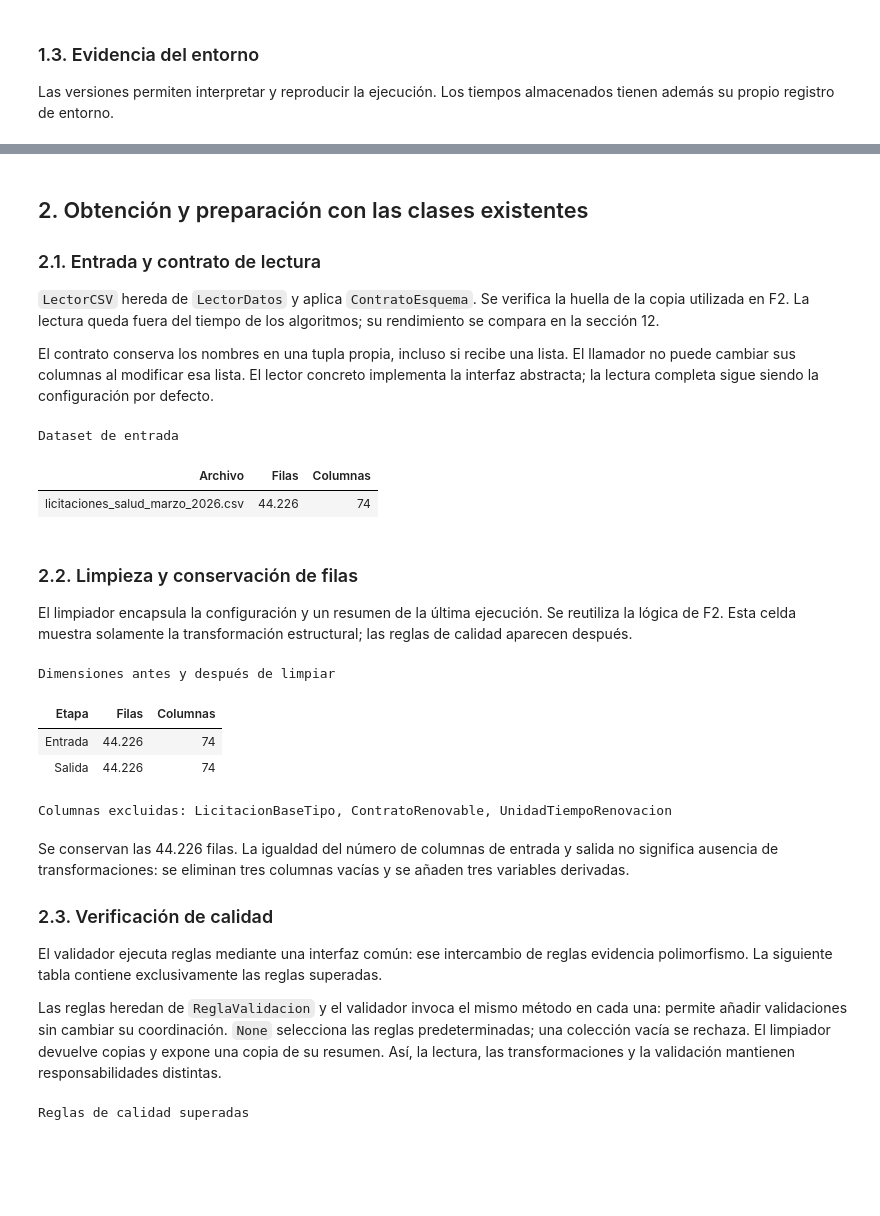
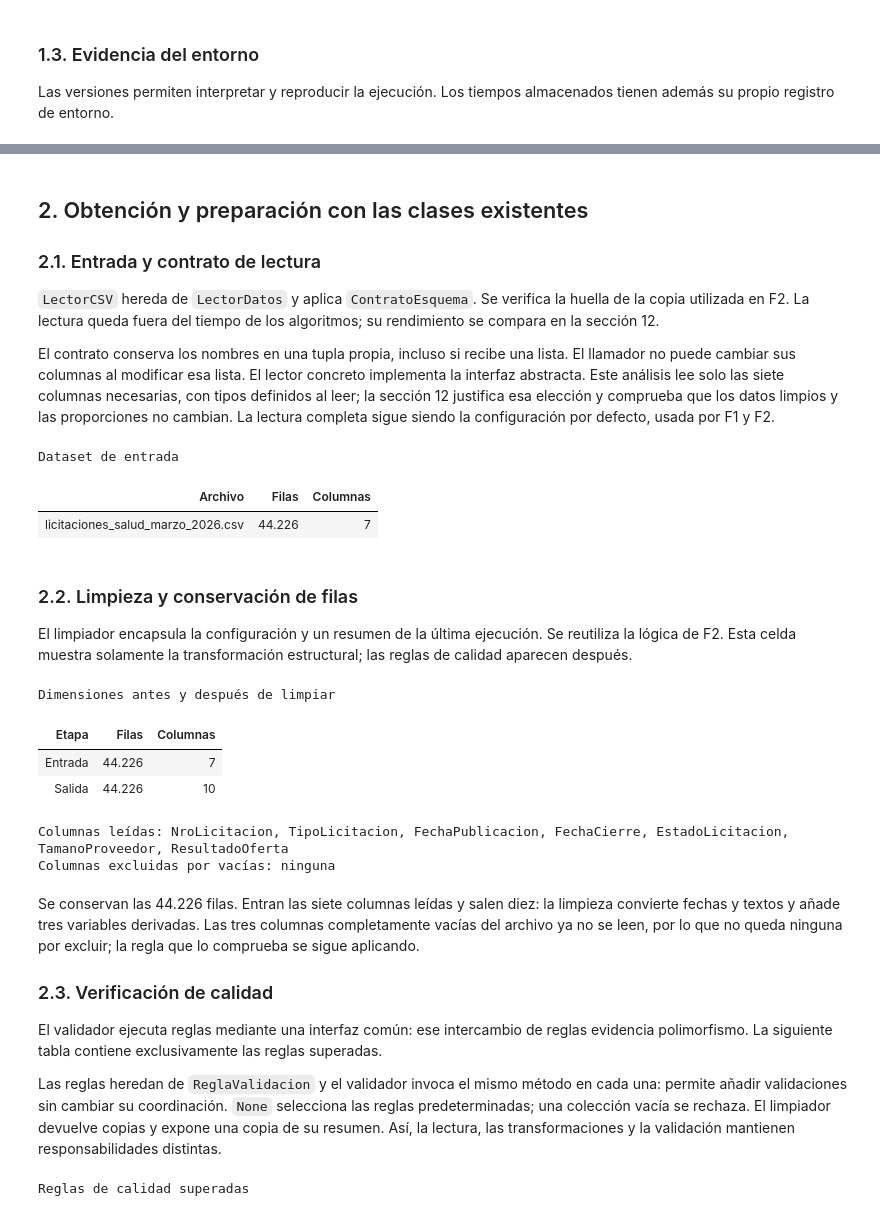
Before and after one commit to vbravo29/mcdi500-licitaciones-salud, a Jupyter notebook: F3/F3_Algoritmos.ipynb, the cells around one changed output, grey strips where cells are left out. Drawn from its saved outputs; the diff is of its cells as text; code cells hidden in the pictures; blank space fills up the shorter version.

```diff
--- a/F3/F3_Algoritmos.ipynb
+++ b/F3/F3_Algoritmos.ipynb
@@ -77,18 +77,20 @@ Versiones del entorno
 ### 2.1. Entrada y contrato de lectura
 `LectorCSV` hereda de `LectorDatos` y aplica `ContratoEsquema`. Se verifica la huella de la copia utilizada en F2. La lectura queda fuera del tiempo de los algoritmos; su rendimiento se compara en la sección 12.
 
-El contrato conserva los nombres en una tupla propia, incluso si recibe una lista. El llamador no puede cambiar sus columnas al modificar esa lista. El lector concreto implementa la interfaz abstracta; la lectura completa sigue siendo la configuración por defecto.
+El contrato conserva los nombres en una tupla propia, incluso si recibe una lista. El llamador no puede cambiar sus columnas al modificar esa lista. El lector concreto implementa la interfaz abstracta. Este análisis lee solo las siete columnas necesarias, con tipos definidos al leer; la sección 12 justifica esa elección y comprueba que los datos limpios y las proporciones no cambian. La lectura completa sigue siendo la configuración por defecto, usada por F1 y F2.
 # %%
 ruta = raiz / 'data/raw/licitaciones_salud_marzo_2026.csv'
 assert sha256_archivo(ruta) == '490d9209a10d387011d481b72b7891f26e997974ec2cf9dfc518aa4a08552232'
-lector = LectorCSV(ContratoEsquema(('TamanoProveedor', 'TipoLicitacion', 'ResultadoOferta', 'EstadoLicitacion')))
+# Solo las columnas del análisis, con tipos definidos al leer (sección 12, D-33).
+lector = LectorCSV(ContratoEsquema(('TamanoProveedor', 'TipoLicitacion', 'ResultadoOferta', 'EstadoLicitacion')),
+                   columnas=COLUMNAS_ANALISIS, tipos=TIPOS_ANALISIS)
 raw = lector.leer(ruta)
 mostrar_tabla(pd.DataFrame([{'Archivo': ruta.name, 'Filas': len(raw), 'Columnas': len(raw.columns)}]),
               'Dataset de entrada', {'Filas': '{:,.0f}', 'Columnas': '{:.0f}'})
 # %% [output]
 Dataset de entrada
 | Archivo | Filas | Columnas |
-| licitaciones_salud_marzo_2026.csv | 44.226 | 74 |
+| licitaciones_salud_marzo_2026.csv | 44.226 | 7 |
 # %% [markdown]
 ### 2.2. Limpieza y conservación de filas
 El limpiador encapsula la configuración y un resumen de la última ejecución. Se reutiliza la lógica de F2. Esta celda muestra solamente la transformación estructural; las reglas de calidad aparecen después.
@@ -101,15 +103,17 @@ mostrar_tabla(pd.DataFrame({
     'Filas': [resumen['filas_entrada'], resumen['filas_salida']],
     'Columnas': [resumen['columnas_entrada'], resumen['columnas_salida']],
 }), 'Dimensiones antes y después de limpiar', {'Filas': '{:,.0f}', 'Columnas': '{:.0f}'})
-print('Columnas excluidas:', ', '.join(resumen['columnas_excluidas']))
+print('Columnas leídas:', ', '.join(raw.columns))
+print('Columnas excluidas por vacías:', ', '.join(resumen['columnas_excluidas']) or 'ninguna')
 # %% [output]
 Dimensiones antes y después de limpiar
 | Etapa | Filas | Columnas |
-| Entrada | 44.226 | 74 |
-| Salida | 44.226 | 74 |
+| Entrada | 44.226 | 7 |
+| Salida | 44.226 | 10 |
-Columnas excluidas: LicitacionBaseTipo, ContratoRenovable, UnidadTiempoRenovacion
+Columnas leídas: NroLicitacion, TipoLicitacion, FechaPublicacion, FechaCierre, EstadoLicitacion, TamanoProveedor, ResultadoOferta
+Columnas excluidas por vacías: ninguna
 # %% [markdown]
-Se conservan las 44.226 filas. La igualdad del número de columnas de entrada y salida no significa ausencia de transformaciones: se eliminan tres columnas vacías y se añaden tres variables derivadas.
+Se conservan las 44.226 filas. Entran las siete columnas leídas y salen diez: la limpieza convierte fechas y textos y añade tres variables derivadas. Las tres columnas completamente vacías del archivo ya no se leen, por lo que no queda ninguna por excluir; la regla que lo comprueba se sigue aplicando.
 
 ### 2.3. Verificación de calidad
 El validador ejecuta reglas mediante una interfaz común: ese intercambio de reglas evidencia polimorfismo. La siguiente tabla contiene exclusivamente las reglas superadas.
```
Also changed, not shown: parts of 23 cells of this notebook, 11 other files.
